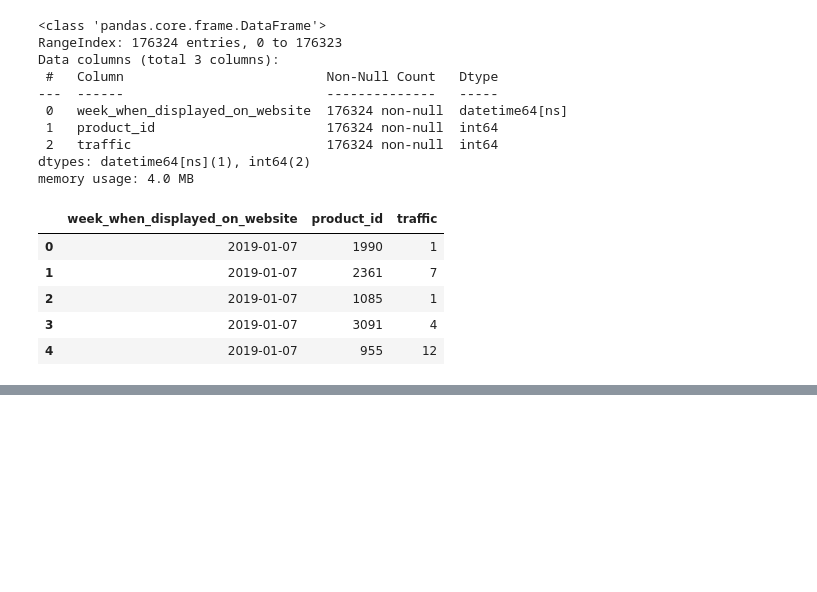
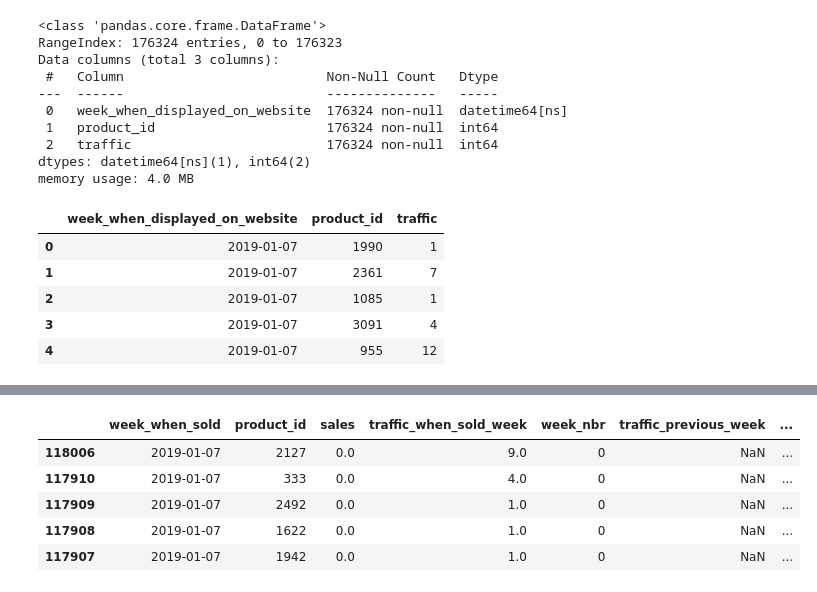
Before and after one commit to tomek-programowanie/time_series_sales_prediction, a Jupyter notebook: product-level sales prediction.ipynb, the cells around one changed output, grey strips where cells are left out. Drawn from its saved outputs; the diff is of its cells as text; code cells hidden in the pictures; blank space fills up the shorter version.

```diff
--- a/product-level sales prediction.ipynb
+++ b/product-level sales prediction.ipynb
@@ -405,0 +131,8 @@ wape(y_true, y_pred)
+# %%
+df_data.week_when_sold.fillna(0, inplace=True)
+df_data.loc[df_data["week_when_sold"] == 0, "week_when_sold"] = df_data["week_when_displayed_on_website"]
+df_data.week_when_sold = df_data.week_when_sold.astype('datetime64')
+df_data.sales.fillna(0, inplace=True)
+df_data.traffic_when_sold_week.fillna(0, inplace=True)
+df_data.drop(['week_when_displayed_on_website'], axis=1, inplace=True)
+df_data.head()
@@ -405,0 +158,5 @@ wape(y_true, y_pred)
+# %%
+# adding week number to the dataset
+times = pd.date_range('2019-01-07', periods=105, freq='7D')
+_time_df = pd.DataFrame(list(zip(times, np.arange(len(times)))), columns = ['date','week_nbr'])
+_time_df.head()
@@ -405,0 +170,4 @@ wape(y_true, y_pred)
+# %%
+df_data = pd.merge(df_data, _time_df, left_on='week_when_sold', right_on='date', how='inner')
+df_data.drop(['date'], axis=1, inplace=True)
+df_data.head()
@@ -405,0 +184,3 @@ wape(y_true, y_pred)
+# %%
+df_data = df_data.sort_values(by="week_when_sold")
+df_data.head()
@@ -405,0 +194,17 @@ wape(y_true, y_pred)
+# %%
+df_data['traffic_previous_week'] = df_data.groupby(['product_id'])['traffic_when_sold_week'].shift(1)
+df_data['traffic_previous_2x_week'] = df_data.groupby(['product_id'])['traffic_when_sold_week'].shift(2)
+df_data['traffic_previous_3x_week'] = df_data.groupby(['product_id'])['traffic_when_sold_week'].shift(3)
+
+df_data['diff_traffic_previous_week'] = df_data.groupby(['product_id'])['traffic_when_sold_week'].diff(1)
+df_data['diff_traffic_previous_2x_week'] = df_data.groupby(['product_id'])['traffic_when_sold_week'].diff(2)
+df_data['diff_traffic_previous_3x_week'] = df_data.groupby(['product_id'])['traffic_when_sold_week'].diff(3)
+
+df_data.head()
+# %% [output]
+|  | week_when_sold | product_id | sales | traffic_when_sold_week | week_nbr | traffic_previous_week | ... |
+| 118006 | 2019-01-07 | 2127 | 0.0 | 9.0 | 0 | NaN | ... |
+| 117910 | 2019-01-07 | 333 | 0.0 | 4.0 | 0 | NaN | ... |
+| 117909 | 2019-01-07 | 2492 | 0.0 | 1.0 | 0 | NaN | ... |
+| 117908 | 2019-01-07 | 1622 | 0.0 | 1.0 | 0 | NaN | ... |
+| 117907 | 2019-01-07 | 1942 | 0.0 | 1.0 | 0 | NaN | ... |
```
Also changed, not shown: parts of 51 cells of this notebook.
